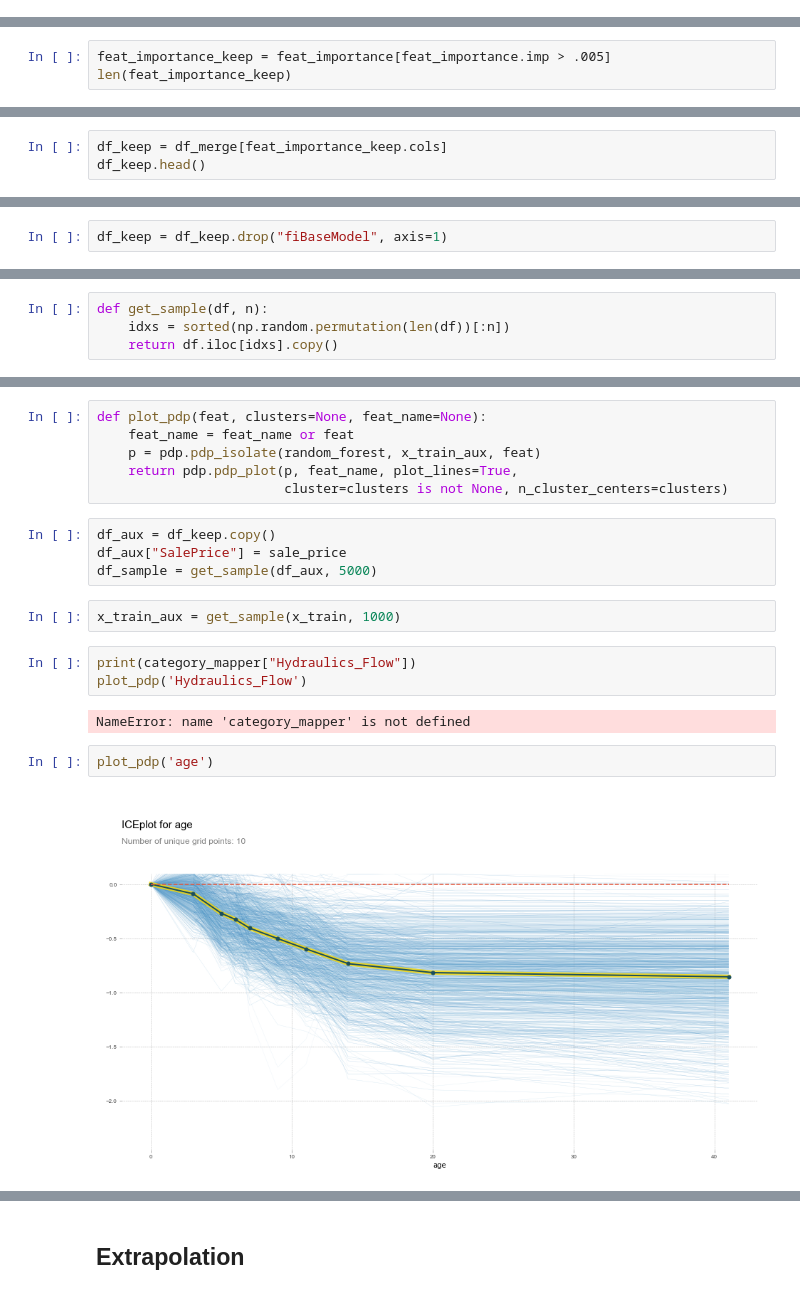
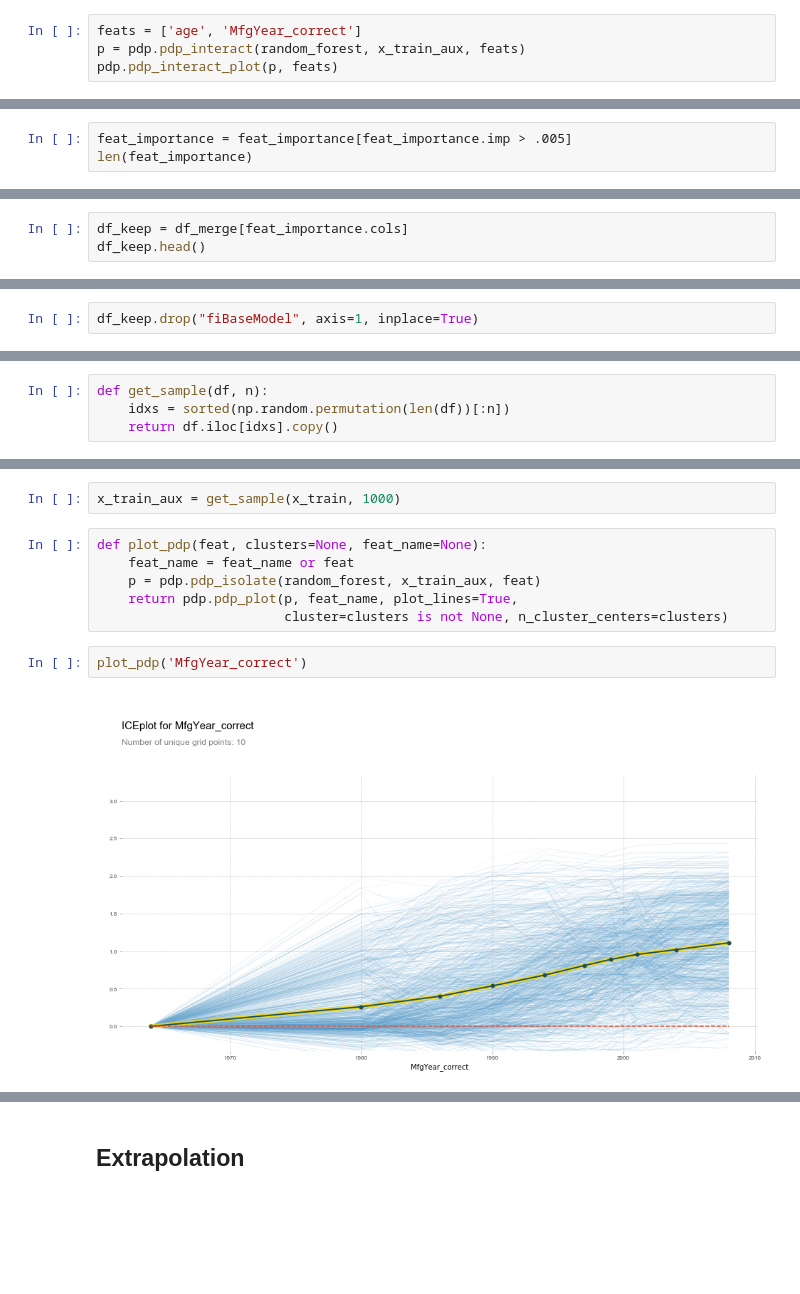
Before and after one commit to BastienVialla/bluebook_for_bulldozers, a Jupyter notebook: bulldozers.ipynb, the cells around one changed output, grey strips where cells are left out. Cells and saved outputs as stored; diff of their text form; blank space fills up the shorter version.

```diff
--- a/bulldozers.ipynb
+++ b/bulldozers.ipynb
@@ -633,0 +664,4 @@ In this section we investigate the features importance of the random forest.
+# %%
+feats = ['age', 'MfgYear_correct']
+p = pdp.pdp_interact(random_forest, x_train_aux, feats)
+pdp.pdp_interact_plot(p, feats)
@@ -655,6 +690,6 @@ plot_feat_importance(feat_importance[:30])
 # %%
-feat_importance_keep = feat_importance[feat_importance.imp > .005]
-len(feat_importance_keep)
+feat_importance = feat_importance[feat_importance.imp > .005]
+len(feat_importance)
 # %% [output]
 23
 # %%
@@ -663,4 +698,4 @@ with open(f"{DATA_DIR}keep_cols", "wb") as handle:
 # %%
-df_keep = df_merge[feat_importance_keep.cols]
+df_keep = df_merge[feat_importance.cols]
 df_keep.head()
 # %% [output]
@@ -753,5 +777,5 @@ NameError: name 'dropped_columns' is not defined
 # %%
-df_keep = df_keep.drop("fiBaseModel", axis=1)
+df_keep.drop("fiBaseModel", axis=1, inplace=True)
 # %%
 raw_train, raw_valid = split_vals(df_keep, n_trn)
 x_train, x_valid = split_vals(df_keep, n_trn)
@@ -800,21 +826,12 @@ def get_sample(df, n):
+# %%
+x_train_aux = get_sample(x_train, 1000)
 # %%
 def plot_pdp(feat, clusters=None, feat_name=None):
     feat_name = feat_name or feat
     p = pdp.pdp_isolate(random_forest, x_train_aux, feat)
     return pdp.pdp_plot(p, feat_name, plot_lines=True,
                         cluster=clusters is not None, n_cluster_centers=clusters)
-# %%
-df_aux = df_keep.copy()
-df_aux["SalePrice"] = sale_price
-df_sample = get_sample(df_aux, 5000)
-# %%
-x_train_aux = get_sample(x_train, 1000)
-# %%
-print(category_mapper["Hydraulics_Flow"])
-plot_pdp('Hydraulics_Flow')
-# %% [output]
-NameError: name 'category_mapper' is not defined
 # %%
-plot_pdp('age')
+plot_pdp('MfgYear_correct')
 # %% [output]
-[figure, old version]
+[figure, new version]
```
Also changed, not shown: parts of 89 cells of this notebook.
